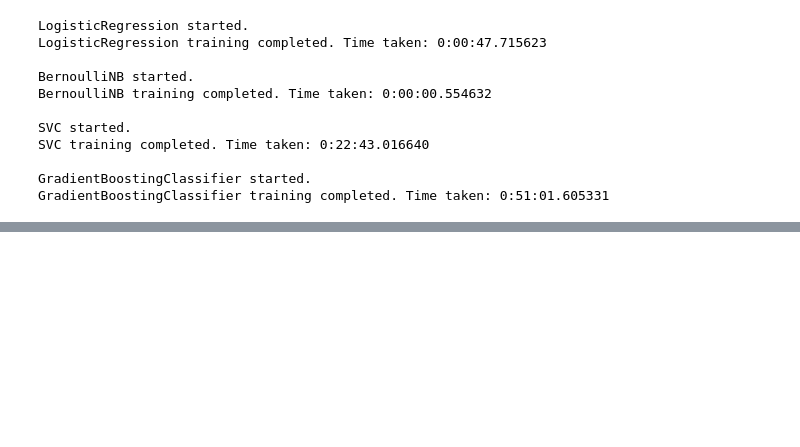
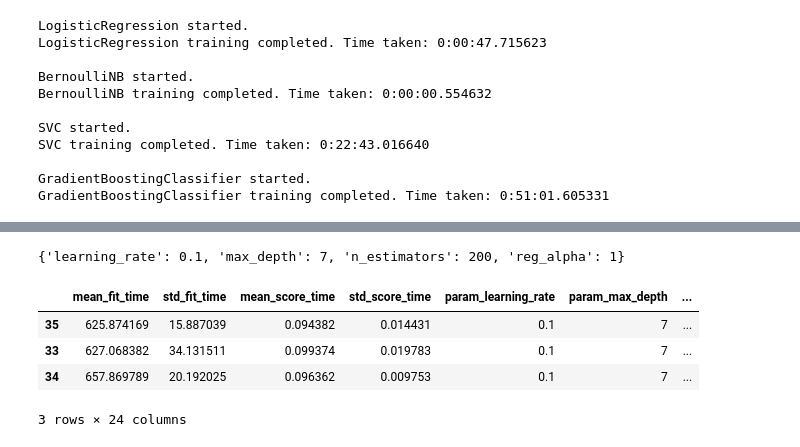
Before and after one commit to parikshitshinge/quora-question-pair-similarity, a Jupyter notebook: notebooks/03 - Modelling.ipynb, the cells around one changed output, grey strips where cells are left out. Cells and saved outputs as stored; diff of their text form; code cells hidden in the pictures; blank space fills up the shorter version.

```diff
--- a/notebooks/03 - Modelling.ipynb
+++ b/notebooks/03 - Modelling.ipynb
@@ -259,0 +327,15 @@ pd.DataFrame(result, columns=['Algorithm', 'Hyperparameters', 'Log-loss', 'Accur
+# %%
+start = datetime.now()
+print("GridSearchCV started.")
+#     'gamma' : [i/10.0 for i in range(0,4)],
+parameters = {
+    'n_estimators': (100,200),
+    'max_depth': [i for i in range(3,9,2)],
+    'reg_alpha' : [1e-2, 0.1, 1],
+    'learning_rate': [1e-2, 0.1, 0.25]
+}
+
+bst = XGBClassifier()
+clf = GridSearchCV(bst, parameters, return_train_score=True, scoring="neg_log_loss", cv=5)
+clf.fit(X_train, y_train)
+print("GridSearchCV completed. Time taken: {0}".format(datetime.now()-start))
@@ -259,0 +345,3 @@ pd.DataFrame(result, columns=['Algorithm', 'Hyperparameters', 'Log-loss', 'Accur
+# %%
+cv_result = pd.DataFrame.from_dict(clf.cv_results_)
+cv_result.to_csv("../models/cv_result.csv")
@@ -259,0 +362,12 @@ pd.DataFrame(result, columns=['Algorithm', 'Hyperparameters', 'Log-loss', 'Accur
+# %%
+clf.best_params_
+# %% [output]
+{'learning_rate': 0.1, 'max_depth': 7, 'n_estimators': 200, 'reg_alpha': 1}
+# %%
+cv_result.sort_values(by='mean_test_score', ascending=False)[:3]
+# %% [output]
+|  | mean_fit_time | std_fit_time | mean_score_time | std_score_time | param_learning_rate | param_max_depth | ... |
+| 35 | 625.874169 | 15.887039 | 0.094382 | 0.014431 | 0.1 | 7 | ... |
+| 33 | 627.068382 | 34.131511 | 0.099374 | 0.019783 | 0.1 | 7 | ... |
+| 34 | 657.869789 | 20.192025 | 0.096362 | 0.009753 | 0.1 | 7 | ... |
+3 rows × 24 columns
```
Also changed, not shown: parts of 19 cells of this notebook, 12 other files.
